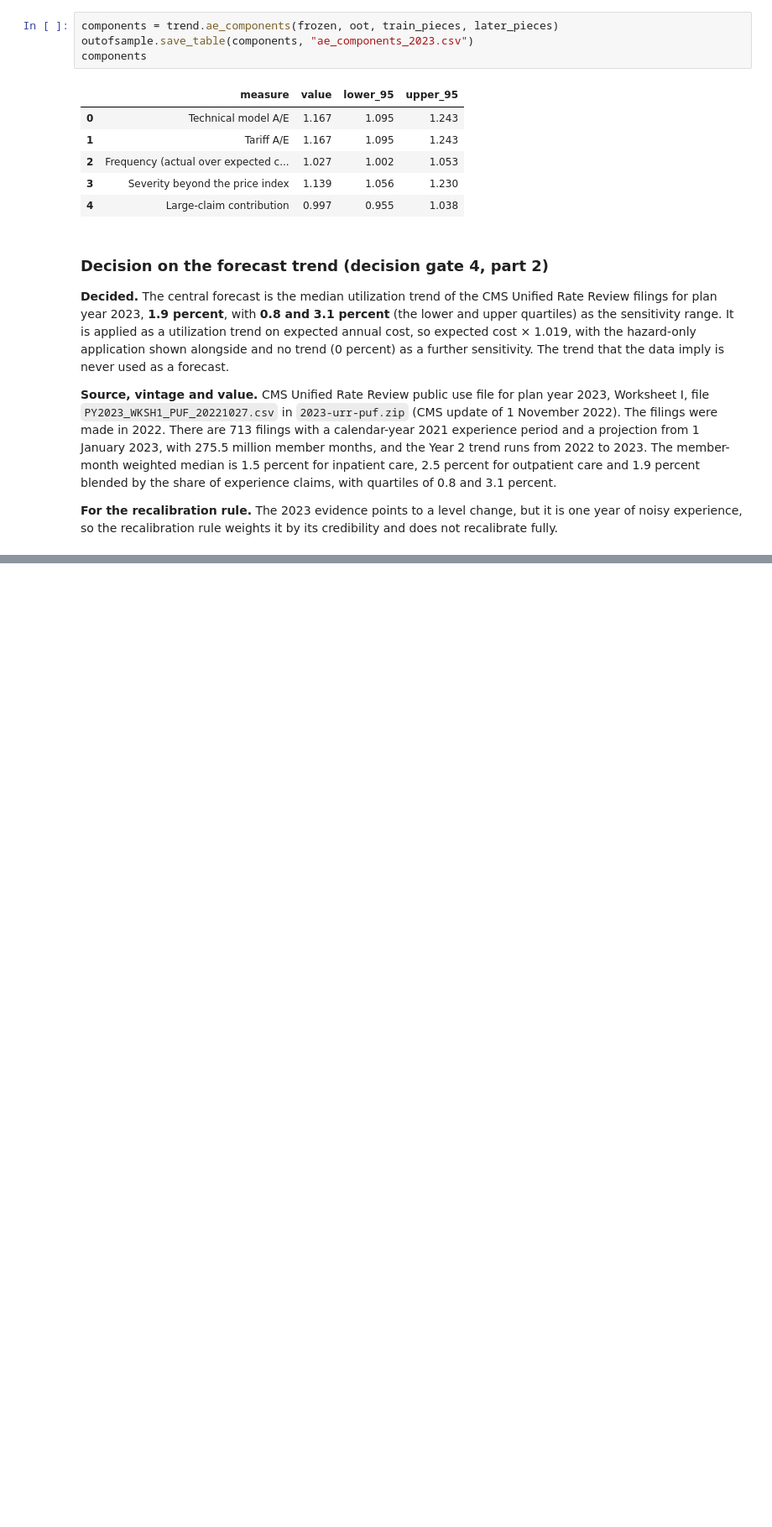
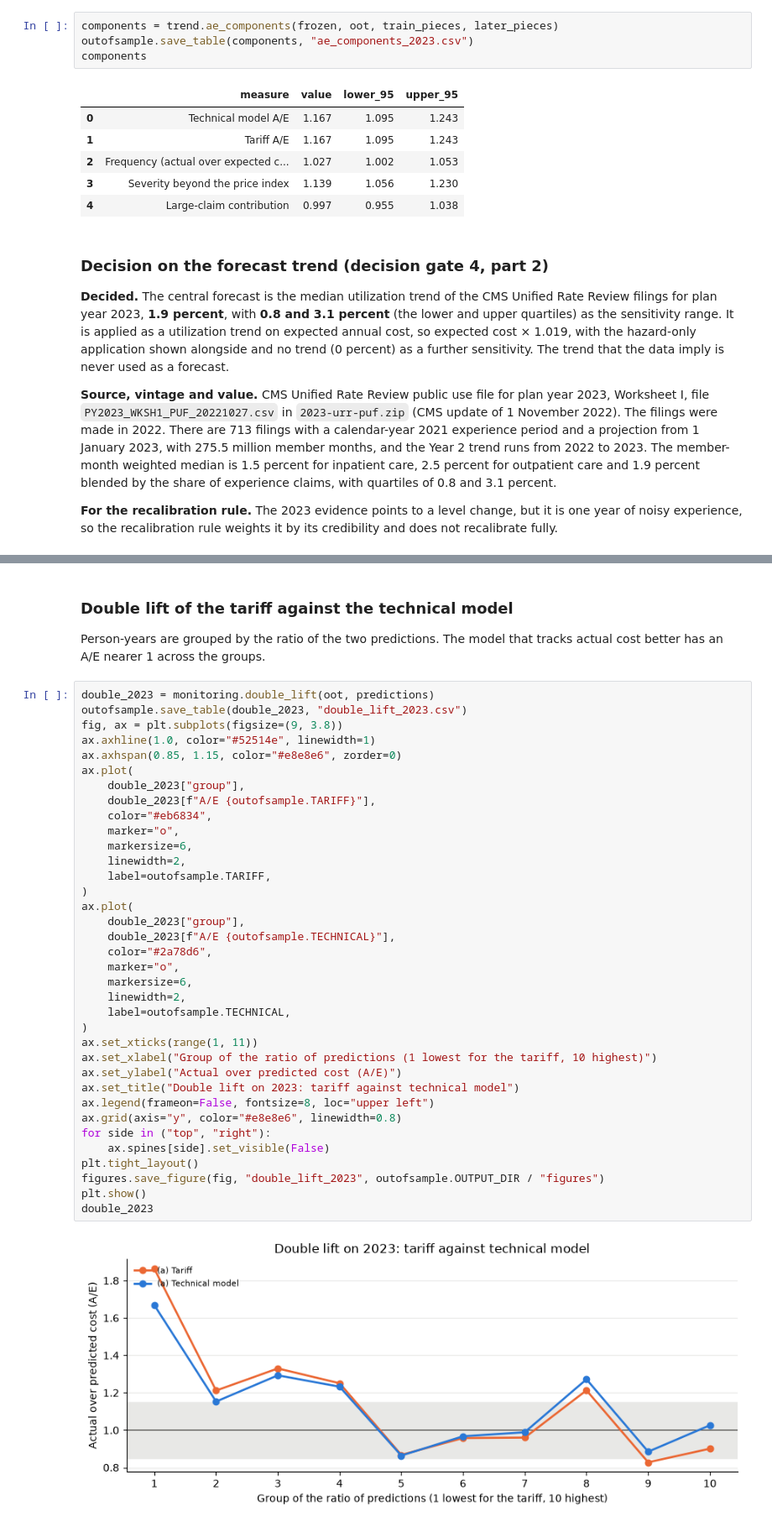
Before and after one commit to asudarmo/health-pricing-meps, a Jupyter notebook: notebooks/04_monitoring.ipynb, the cells around one changed output, grey strips where cells are left out. Shown at 84% size. Saved outputs shown, nothing was run; the diff lists cells and outputs as text; blank space fills up the shorter version.

```diff
--- a/notebooks/04_monitoring.ipynb
+++ b/notebooks/04_monitoring.ipynb
@@ -457,0 +696,43 @@ recalibration rule weights it by its credibility and does not recalibrate fully.
+# %% [markdown]
+### Double lift of the tariff against the technical model
+
+Person-years are grouped by the ratio of the two predictions. The model that tracks actual cost better has an A/E nearer 1 across the
+groups.
+# %%
+double_2023 = monitoring.double_lift(oot, predictions)
+outofsample.save_table(double_2023, "double_lift_2023.csv")
+fig, ax = plt.subplots(figsize=(9, 3.8))
+ax.axhline(1.0, color="#52514e", linewidth=1)
+ax.axhspan(0.85, 1.15, color="#e8e8e6", zorder=0)
+ax.plot(
+    double_2023["group"],
+    double_2023[f"A/E {outofsample.TARIFF}"],
+    color="#eb6834",
+    marker="o",
+    markersize=6,
+    linewidth=2,
+    label=outofsample.TARIFF,
+)
+ax.plot(
+    double_2023["group"],
+    double_2023[f"A/E {outofsample.TECHNICAL}"],
+    color="#2a78d6",
+    marker="o",
+    markersize=6,
+    linewidth=2,
+    label=outofsample.TECHNICAL,
+)
+ax.set_xticks(range(1, 11))
+ax.set_xlabel("Group of the ratio of predictions (1 lowest for the tariff, 10 highest)")
+ax.set_ylabel("Actual over predicted cost (A/E)")
+ax.set_title("Double lift on 2023: tariff against technical model")
+ax.legend(frameon=False, fontsize=8, loc="upper left")
+ax.grid(axis="y", color="#e8e8e6", linewidth=0.8)
+for side in ("top", "right"):
+    ax.spines[side].set_visible(False)
+plt.tight_layout()
+figures.save_figure(fig, "double_lift_2023", outofsample.OUTPUT_DIR / "figures")
+plt.show()
+double_2023
+# %% [output]
+[figure, added]
```
Also changed, not shown: parts of 23 cells of this notebook, 16 other files.
